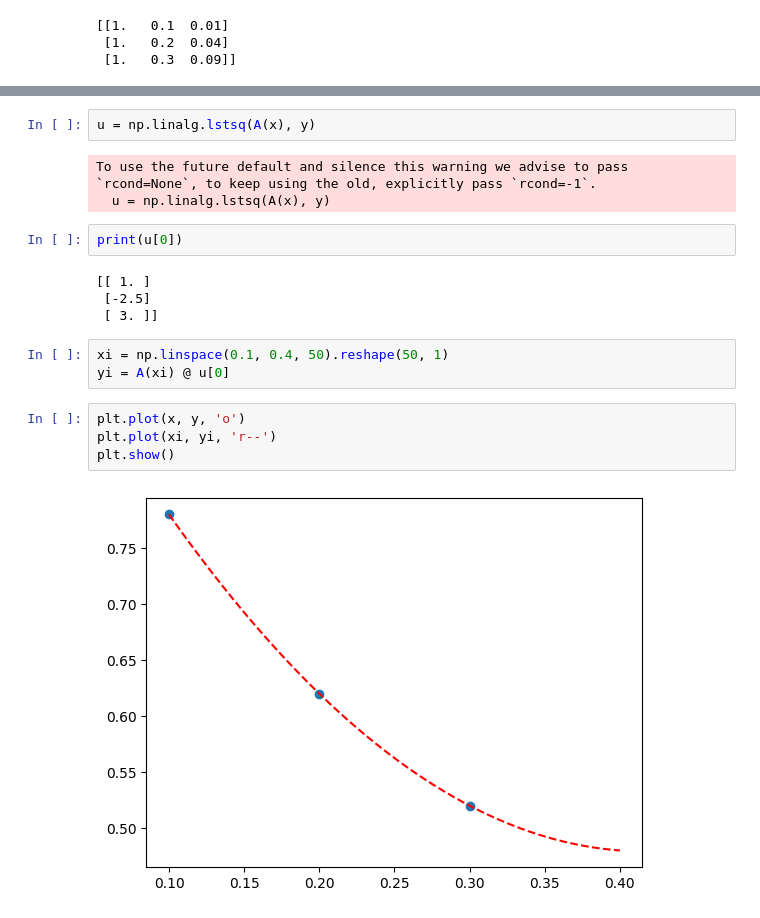
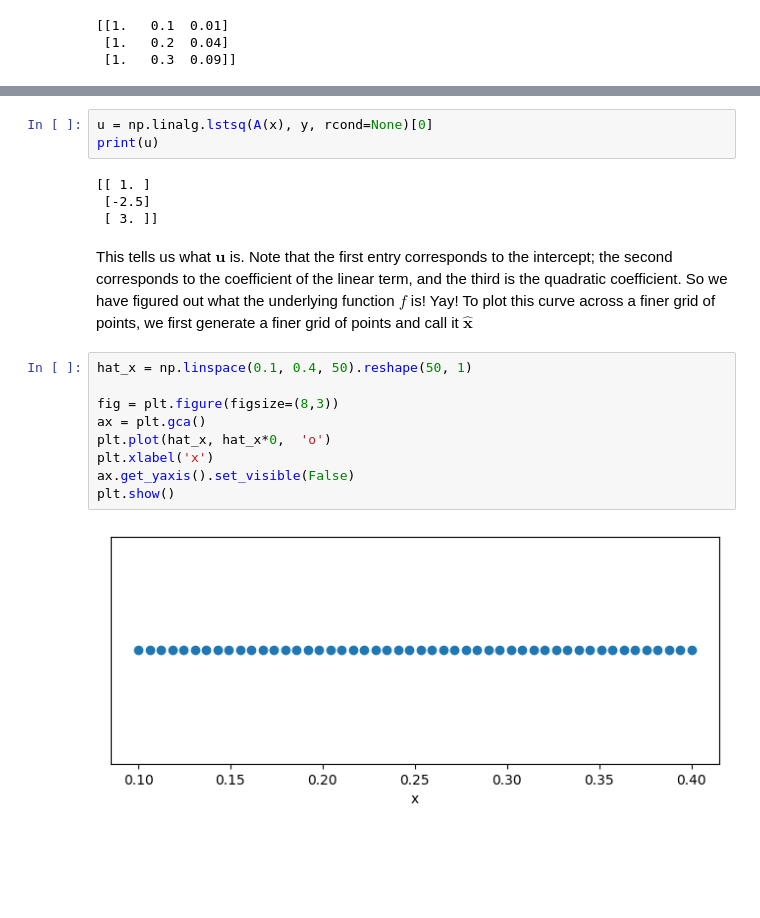
Before and after one commit to psesh/ae2010-11, a Jupyter notebook: notebooks/demo.ipynb, the cells around one changed output, grey strips where cells are left out. Cells and saved outputs as stored; diff of their text form; blank space fills up the shorter version.

```diff
--- a/notebooks/demo.ipynb
+++ b/notebooks/demo.ipynb
@@ -28,20 +86,20 @@ for the unknown coefficients $u$.
 # %%
-u = np.linalg.lstsq(A(x), y)
+u = np.linalg.lstsq(A(x), y, rcond=None)[0]
+print(u)
 # %% [output]
-To use the future default and silence this warning we advise to pass `rcond=None`, to keep using the old, explicitly pass `rcond=-1`.
-  u = np.linalg.lstsq(A(x), y)
+[[ 1. ]
+ [-2.5]
+ [ 3. ]]
-# %%
-print(u[0])
-# %% [output]
-[[ 1. ]
- [-2.5]
- [ 3. ]]
-# %%
-xi = np.linspace(0.1, 0.4, 50).reshape(50, 1)
-yi = A(xi) @ u[0]
-# %%
-plt.plot(x, y, 'o')
-plt.plot(xi, yi, 'r--')
-plt.show()
-# %% [output]
-[figure, removed]
+# %% [markdown]
+This tells us what $\mathbf{u}$ is. Note that the first entry corresponds to the intercept; the second corresponds to the coefficient of the linear term, and the third is the quadratic coefficient. So we have figured out what the underlying function $f$ is! Yay! To plot this curve across a finer grid of points, we first generate a finer grid of points and call it $\hat{\mathbf{x}}$
+# %%
+hat_x = np.linspace(0.1, 0.4, 50).reshape(50, 1)
+
+fig = plt.figure(figsize=(8,3))
+ax = plt.gca()
+plt.plot(hat_x, hat_x*0,  'o')
+plt.xlabel('x')
+ax.get_yaxis().set_visible(False)
+plt.show()
+# %% [output]
+[figure, added]
```
Also changed, not shown: parts of 11 cells of this notebook, 18 other files.
